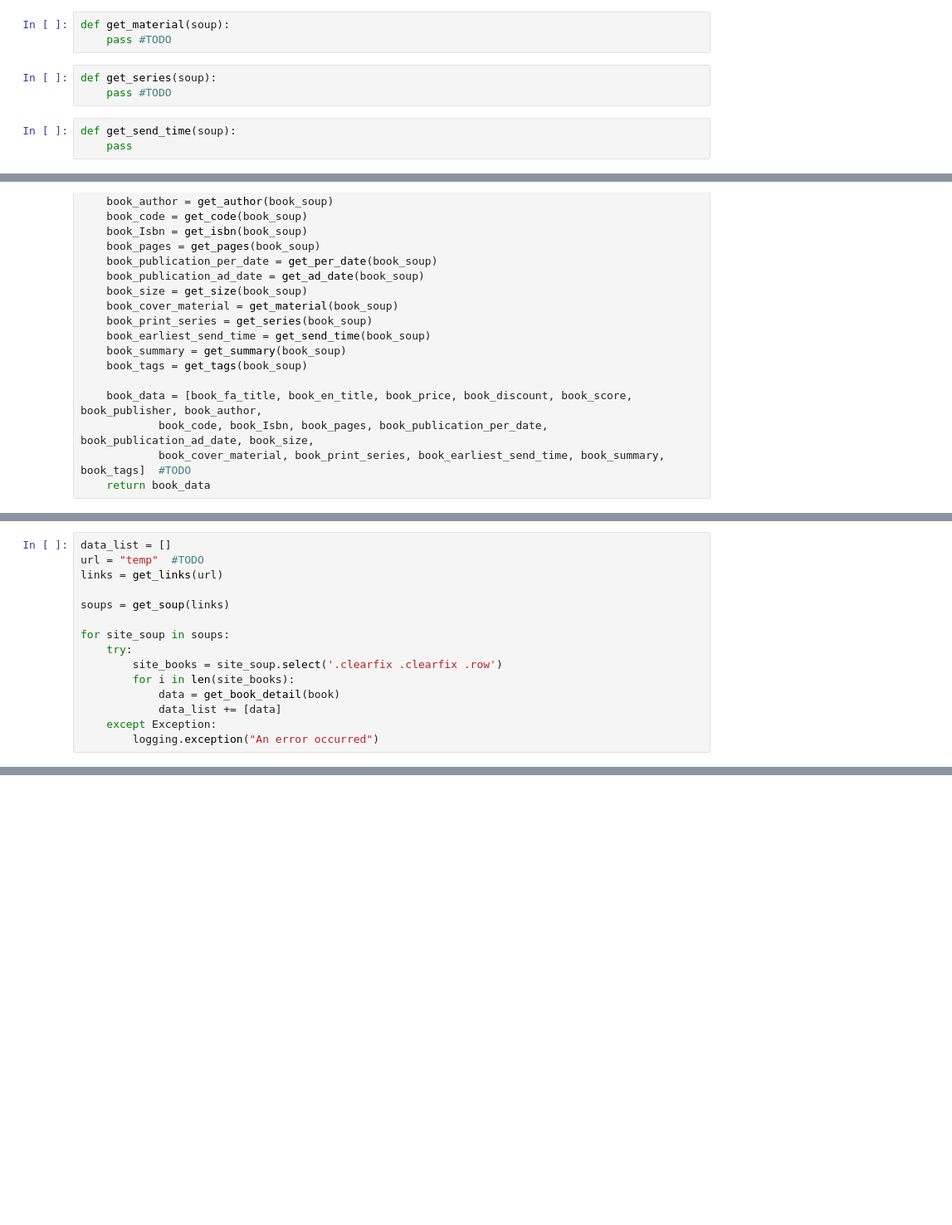
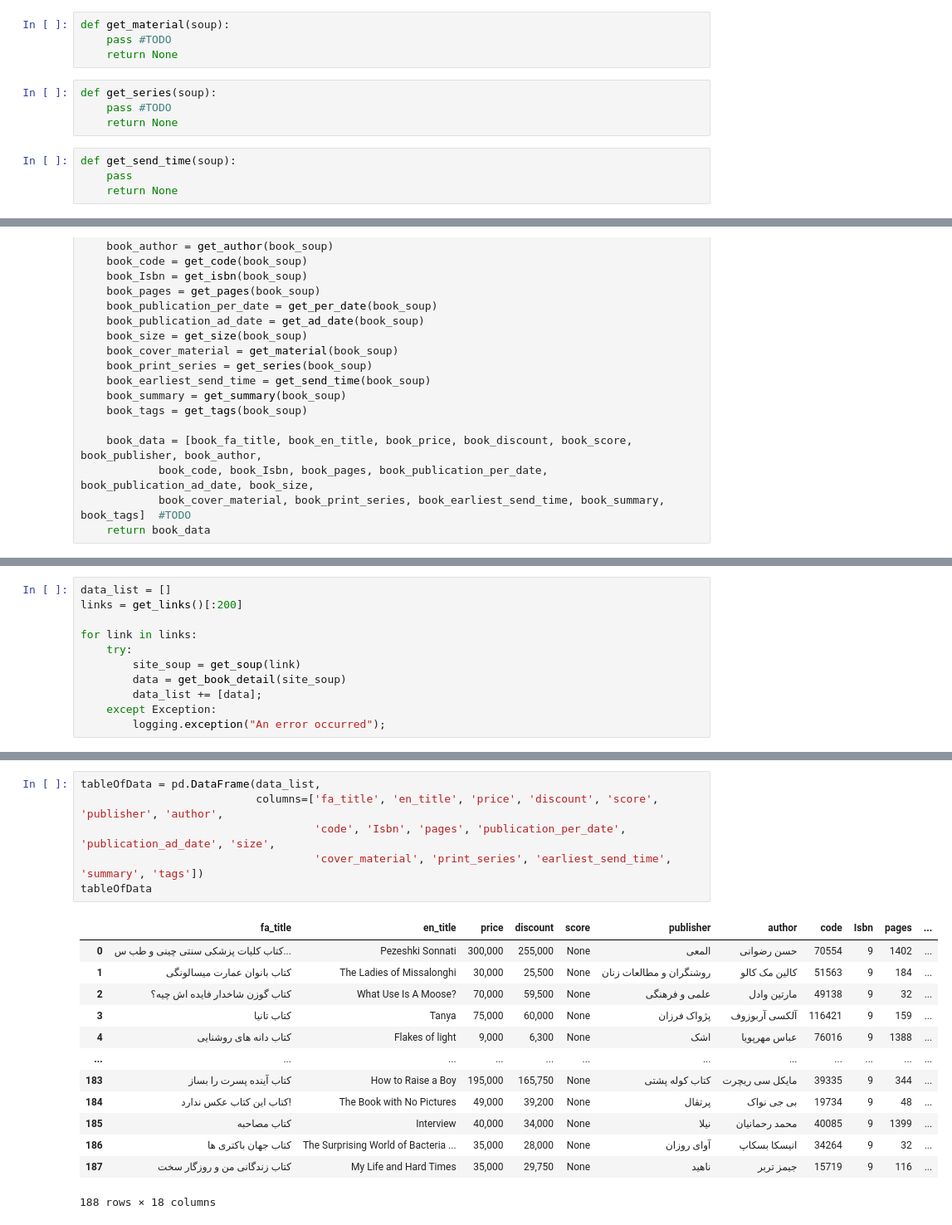
Before and after one commit to sanoooavi/Booktopia, a Jupyter notebook: scrap.ipynb, the cells around one changed output, grey strips where cells are left out. Shown at 83% size. Cells and saved outputs as stored; diff of their text form; blank space fills up the shorter version.

Commit message:
create pd table and make the csv

```diff
--- a/scrap.ipynb
+++ b/scrap.ipynb
@@ -87,12 +97,15 @@ def get_size(soup):
 # %%
 def get_material(soup):
     pass #TODO
+    return None
 # %%
 def get_series(soup):
     pass #TODO
+    return None
 # %%
 def get_send_time(soup):
     pass
+    return None
 # %%
 def get_summary(soup):
     try:
@@ -153,17 +166,13 @@ def print_book_detail(book_soup):
     print("-----------------------------------------")
 # %%
 data_list = []
-url = "temp"  #TODO
-links = get_links(url)
+links = get_links()[:200]
 
-soups = get_soup(links)
-
-for site_soup in soups:
+for link in links:
     try:
-        site_books = site_soup.select('.clearfix .clearfix .row')
-        for i in len(site_books):
-            data = get_book_detail(book)
-            data_list += [data]
+        site_soup = get_soup(link)
+        data = get_book_detail(site_soup)
+        data_list += [data];
     except Exception:
-        logging.exception("An error occurred")
+        logging.exception("An error occurred");
 # %% [output]
@@ -171 +196,21 @@ MissingSchema: Invalid URL 'None': No scheme supplied. Perhaps you meant https:/
+# %%
+tableOfData = pd.DataFrame(data_list,
+                           columns=['fa_title', 'en_title', 'price', 'discount', 'score', 'publisher', 'author',
+                                    'code', 'Isbn', 'pages', 'publication_per_date', 'publication_ad_date', 'size',
+                                    'cover_material', 'print_series', 'earliest_send_time', 'summary', 'tags'])
+tableOfData
+# %% [output]
+|  | fa_title | en_title | price | discount | score | publisher | author | code | Isbn | pages | ... |
+| 0 | کتاب کلیات پزشکی سنتی چینی و طب س... | Pezeshki Sonnati | 300,000 | 255,000 | None | المعی | حسن رضوانی | 70554 | 9 | 1402 | ... |
+| 1 | کتاب بانوان عمارت میسالونگی | The Ladies of Missalonghi | 30,000 | 25,500 | None | روشنگران و مطالعات زنان | کالین مک کالو | 51563 | 9 | 184 | ... |
+| 2 | کتاب گوزن شاخدار فایده اش چیه؟ | What Use Is A Moose? | 70,000 | 59,500 | None | علمی و فرهنگی | مارتین وادل | 49138 | 9 | 32 | ... |
+| 3 | کتاب تانیا | Tanya | 75,000 | 60,000 | None | پژواک فرزان | آلکسی آربوزوف | 116421 | 9 | 159 | ... |
+| 4 | کتاب دانه های روشنایی | Flakes of light | 9,000 | 6,300 | None | اشک | عباس مهرپویا | 76016 | 9 | 1388 | ... |
+| ... | ... | ... | ... | ... | ... | ... | ... | ... | ... | ... | ... |
+| 183 | کتاب آینده پسرت را بساز | How to Raise a Boy | 195,000 | 165,750 | None | کتاب کوله پشتی | مایکل سی ریچرت | 39335 | 9 | 344 | ... |
+| 184 | کتاب این کتاب عکس ندارد! | The Book with No Pictures | 49,000 | 39,200 | None | پرتقال | بی جی نواک | 19734 | 9 | 48 | ... |
+| 185 | کتاب مصاحبه | Interview | 40,000 | 34,000 | None | نیلا | محمد رحمانیان | 40085 | 9 | 1399 | ... |
+| 186 | کتاب جهان باکتری ها | The Surprising World of Bacteria ... | 35,000 | 28,000 | None | آوای روزان | انیسکا بسکاپ | 34264 | 9 | 32 | ... |
+| 187 | کتاب زندگانی من و روزگار سخت | My Life and Hard Times | 35,000 | 29,750 | None | ناهید | جیمز تربر | 15719 | 9 | 116 | ... |
+188 rows × 18 columns
 # %%
```
Also changed, not shown: parts of 7 cells of this notebook.
